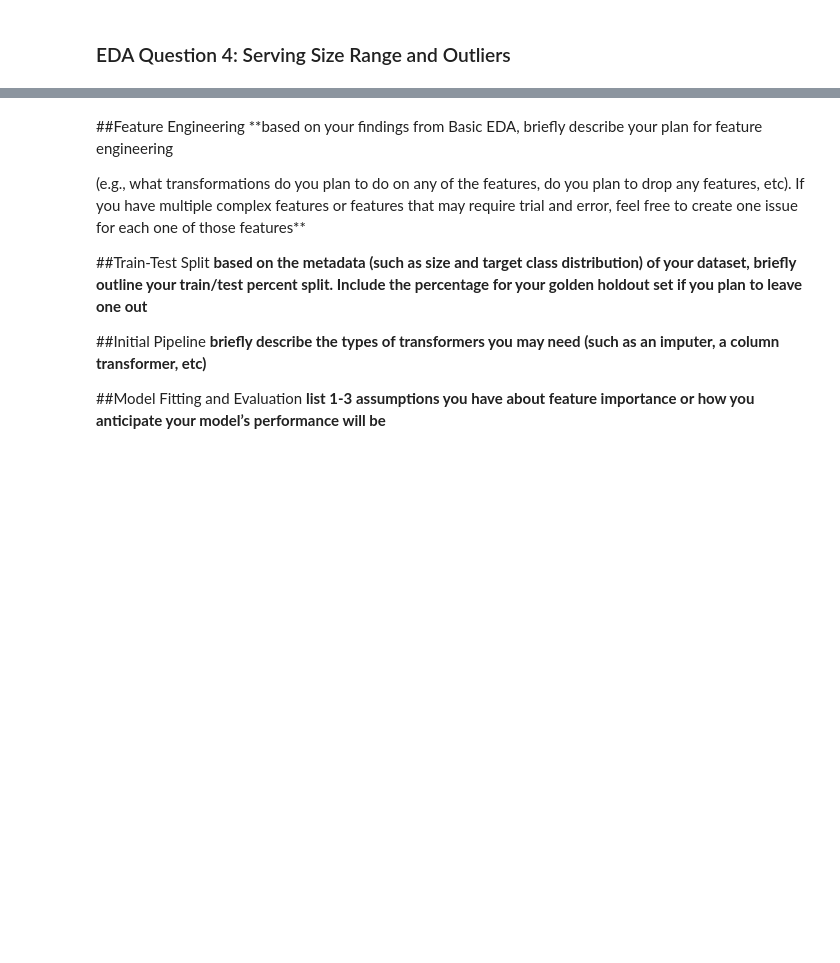
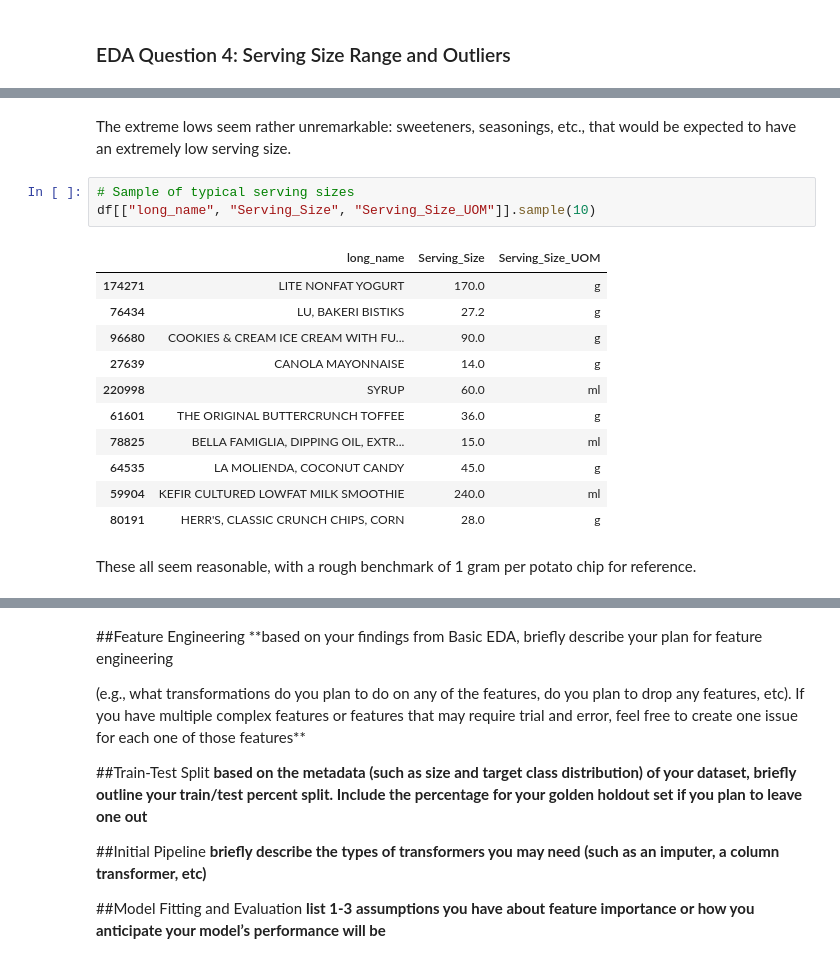
Before and after one commit to AlexanderNeuwirth/CS5265_Project1, a Jupyter notebook: CS5265_Project1.ipynb, the cells around one changed output, grey strips where cells are left out. Cells and saved outputs as stored; diff of their text form; blank space fills up the shorter version.

```diff
--- a/CS5265_Project1.ipynb
+++ b/CS5265_Project1.ipynb
@@ -385,0 +427,19 @@ df.sort_values("Serving_Size", ascending=False).head(15)
+# %% [markdown]
+The extreme lows seem rather unremarkable: sweeteners, seasonings, etc., that would be expected to have an extremely low serving size.
+# %%
+# Sample of typical serving sizes
+df[["long_name", "Serving_Size", "Serving_Size_UOM"]].sample(10)
+# %% [output]
+|  | long_name | Serving_Size | Serving_Size_UOM |
+| 174271 | LITE NONFAT YOGURT | 170.0 | g |
+| 76434 | LU, BAKERI BISTIKS | 27.2 | g |
+| 96680 | COOKIES & CREAM ICE CREAM WITH FU... | 90.0 | g |
+| 27639 | CANOLA MAYONNAISE | 14.0 | g |
+| 220998 | SYRUP | 60.0 | ml |
+| 61601 | THE ORIGINAL BUTTERCRUNCH TOFFEE | 36.0 | g |
+| 78825 | BELLA FAMIGLIA, DIPPING OIL, EXTR... | 15.0 | ml |
+| 64535 | LA MOLIENDA, COCONUT CANDY | 45.0 | g |
+| 59904 | KEFIR CULTURED LOWFAT MILK SMOOTHIE | 240.0 | ml |
+| 80191 | HERR'S, CLASSIC CRUNCH CHIPS, CORN | 28.0 | g |
+# %% [markdown]
+These all seem reasonable, with a rough benchmark of 1 gram per potato chip for reference.
```
Also changed, not shown: parts of 11 cells of this notebook.
